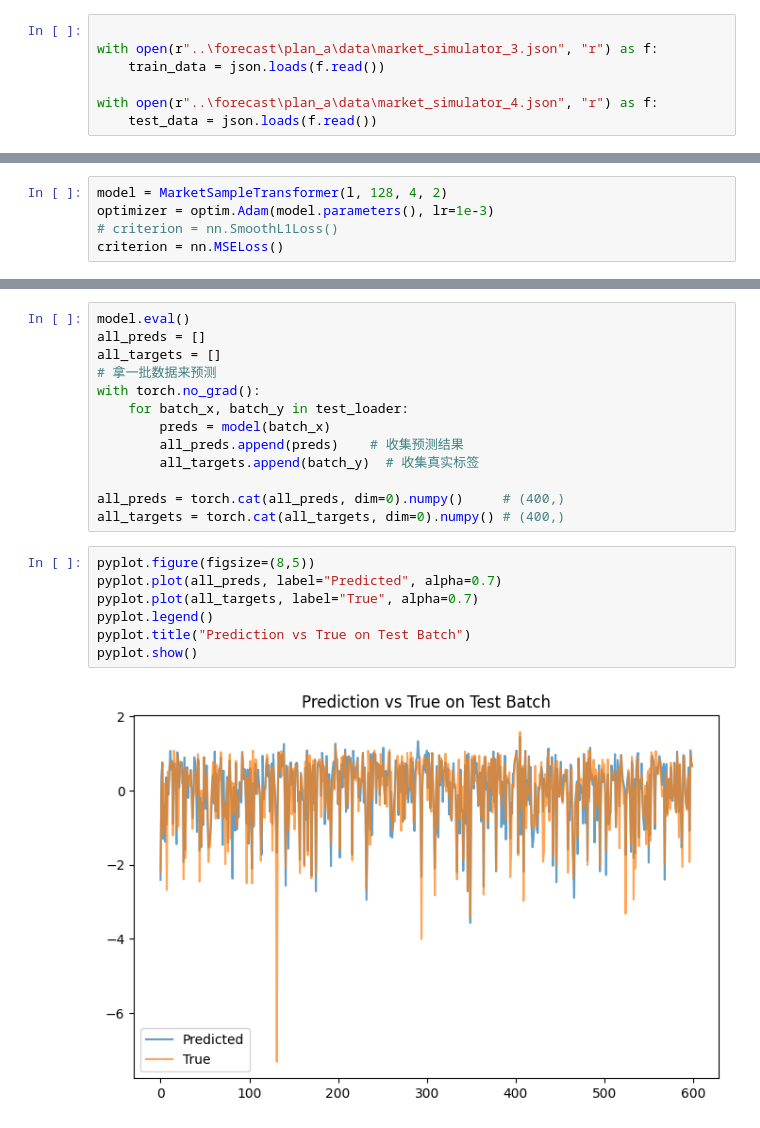
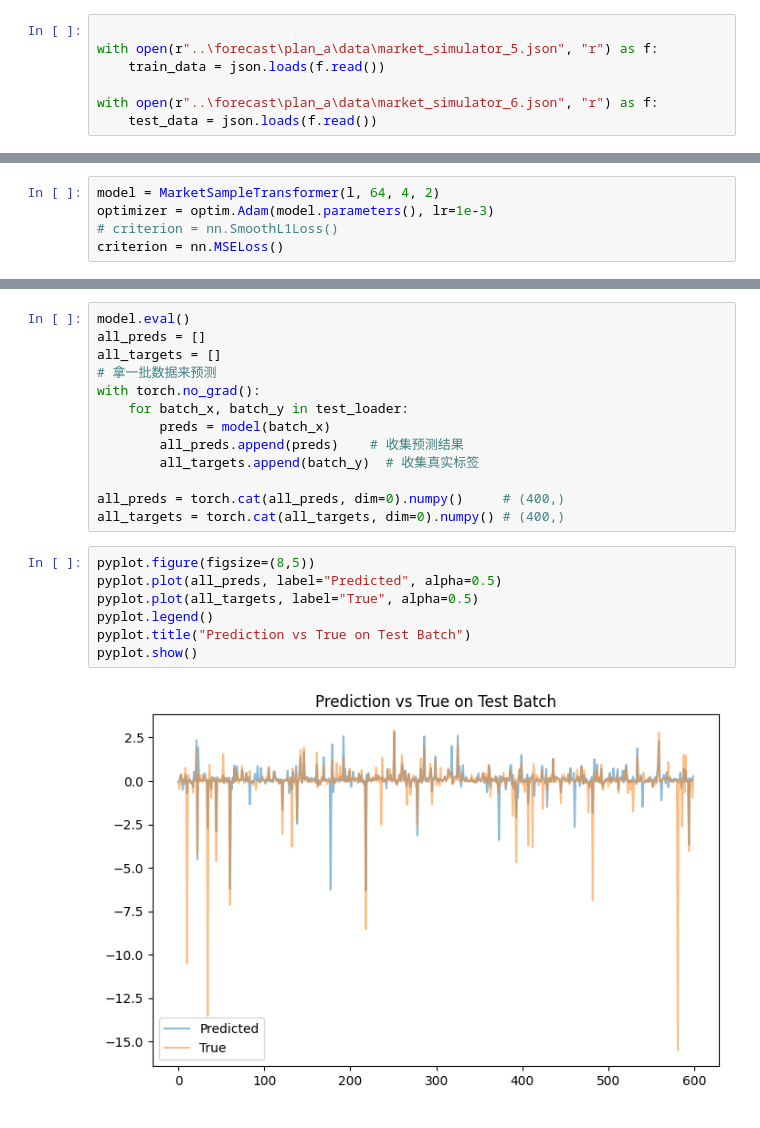
Before and after one commit to Sy-Sang/etrade, a Jupyter notebook: etrade/spot/nb/nb7.ipynb, the cells around one changed output, grey strips where cells are left out. Cells and saved outputs as stored; diff of their text form.

```diff
--- a/etrade/spot/nb/nb7.ipynb
+++ b/etrade/spot/nb/nb7.ipynb
@@ -25,10 +25,10 @@ import torch.optim as optim
 from torch.utils.data import Dataset, DataLoader
 # %%
 
-with open(r"..\forecast\plan_a\data\market_simulator_3.json", "r") as f:
+with open(r"..\forecast\plan_a\data\market_simulator_5.json", "r") as f:
     train_data = json.loads(f.read())
 
-with open(r"..\forecast\plan_a\data\market_simulator_4.json", "r") as f:
+with open(r"..\forecast\plan_a\data\market_simulator_6.json", "r") as f:
     test_data = json.loads(f.read())
 # %%
 train_data =numpy.asarray(train_data["data"])
@@ -152,5 +146,5 @@ array([[1.        , 0.81128816],
 # %%
-model = MarketSampleTransformer(l, 128, 4, 2)
+model = MarketSampleTransformer(l, 64, 4, 2)
 optimizer = optim.Adam(model.parameters(), lr=1e-3)
 # criterion = nn.SmoothL1Loss()
 criterion = nn.MSELoss()
@@ -221,13 +215,13 @@ all_preds = torch.cat(all_preds, dim=0).numpy()     # (400,)
 all_targets = torch.cat(all_targets, dim=0).numpy() # (400,)
 # %%
 pyplot.figure(figsize=(8,5))
-pyplot.plot(all_preds, label="Predicted", alpha=0.7)
-pyplot.plot(all_targets, label="True", alpha=0.7)
+pyplot.plot(all_preds, label="Predicted", alpha=0.5)
+pyplot.plot(all_targets, label="True", alpha=0.5)
 pyplot.legend()
 pyplot.title("Prediction vs True on Test Batch")
 pyplot.show()
 # %% [output]
-[figure, old version]
+[figure, new version]
 # %%
 from sklearn.metrics import mean_squared_error
 from sklearn.metrics import mean_absolute_error
```
Also changed, not shown: parts of 9 cells of this notebook, 7 other files.
